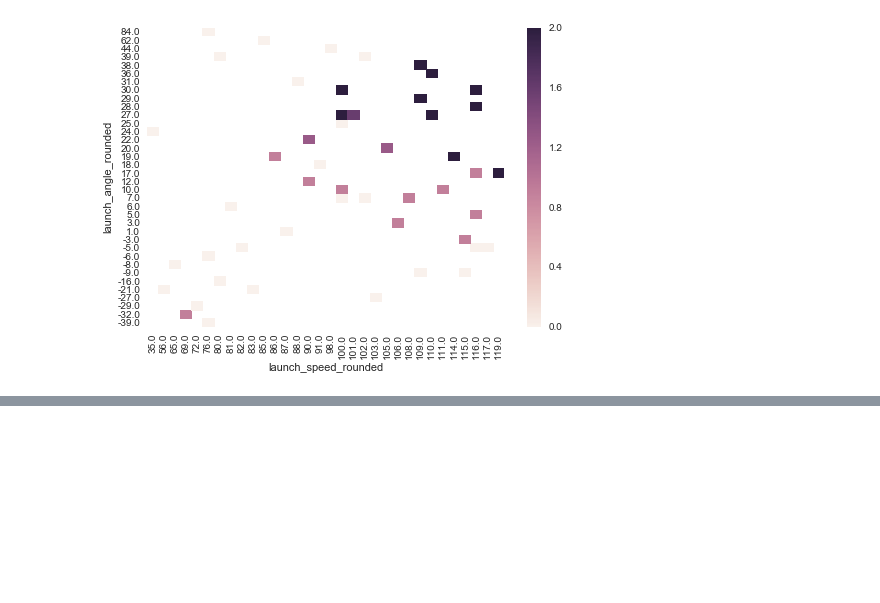
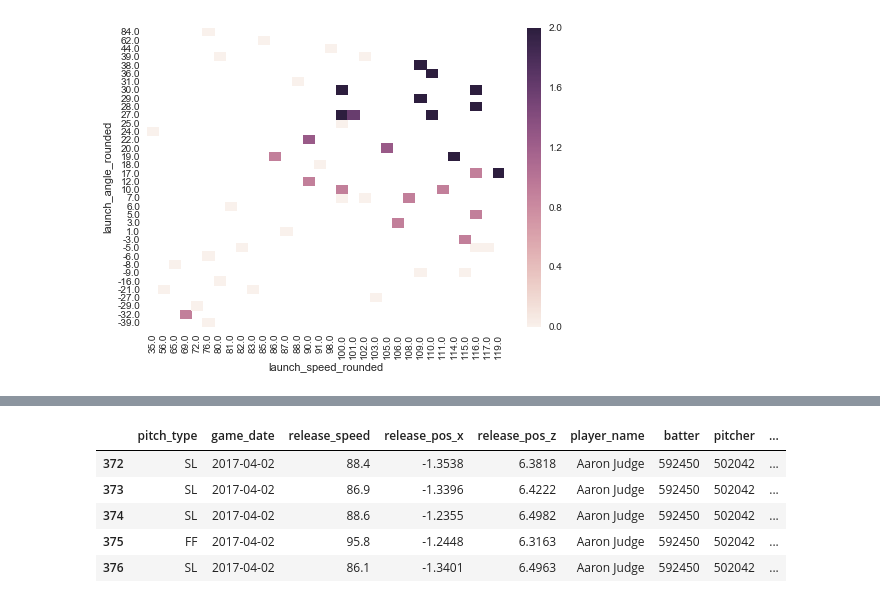
Before and after one commit to rlucioni/statcast, a Jupyter notebook: statcast/statcast.ipynb, the cells around one changed output, grey strips where cells are left out. Drawn from its saved outputs; the diff is of its cells as text; code cells hidden in the pictures; blank space fills up the shorter version.

```diff
--- a/statcast/statcast.ipynb
+++ b/statcast/statcast.ipynb
@@ -124,7 +120,7 @@ seaborn.despine()
 # %% [output]
 [figure]
 # %%
-judge_df = pandas.read_csv(judge, na_values='null')
+judge_df = pandas.read_csv('data/judge.csv', na_values='null')
 judge_df.head()
 # %% [output]
 |  | pitch_type | game_date | release_speed | release_pos_x | release_pos_z | player_name | batter | pitcher | ... |
@@ -197,0 +205,9 @@ ax = seaborn.heatmap(woba_df)
+# %%
+judge_df.tail()
+# %% [output]
+|  | pitch_type | game_date | release_speed | release_pos_x | release_pos_z | player_name | batter | pitcher | ... |
+| 372 | SL | 2017-04-02 | 88.4 | -1.3538 | 6.3818 | Aaron Judge | 592450 | 502042 | ... |
+| 373 | SL | 2017-04-02 | 86.9 | -1.3396 | 6.4222 | Aaron Judge | 592450 | 502042 | ... |
+| 374 | SL | 2017-04-02 | 88.6 | -1.2355 | 6.4982 | Aaron Judge | 592450 | 502042 | ... |
+| 375 | FF | 2017-04-02 | 95.8 | -1.2448 | 6.3163 | Aaron Judge | 592450 | 502042 | ... |
+| 376 | SL | 2017-04-02 | 86.1 | -1.3401 | 6.4963 | Aaron Judge | 592450 | 502042 | ... |
```
Also changed, not shown: parts of 5 cells of this notebook.
